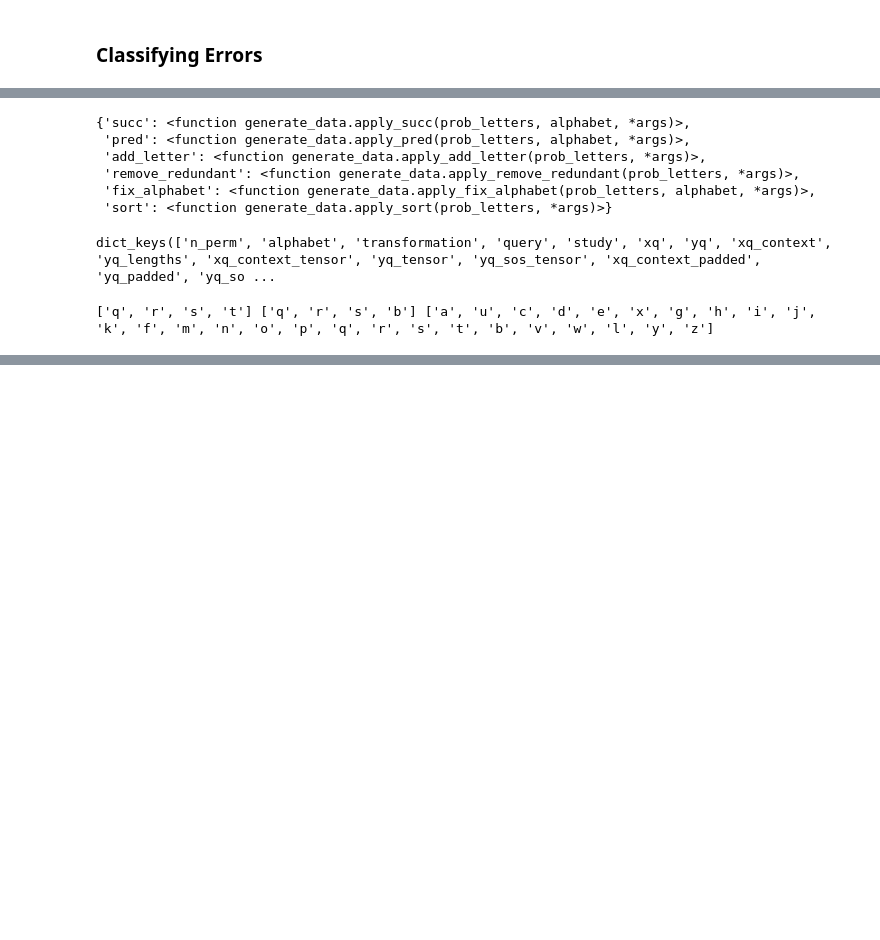
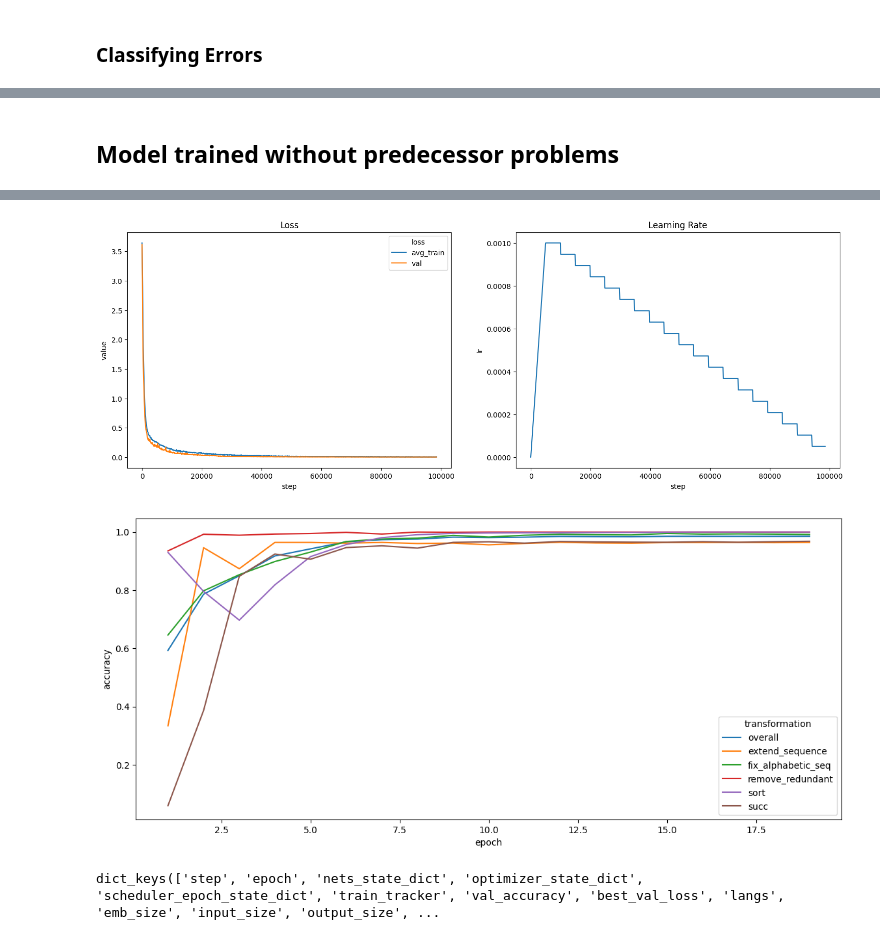
Before and after one commit to philipp-hellwig/MLC-letter-string-analogies, a Jupyter notebook: analyses/analysis_50ep.ipynb, the cells around one changed output, grey strips where cells are left out. Saved outputs shown, nothing was run; the diff lists cells and outputs as text; code cells hidden in the pictures; blank space fills up the shorter version.

```diff
--- a/analyses/analysis_50ep.ipynb
+++ b/analyses/analysis_50ep.ipynb
@@ -142,18 +143,17 @@ IndexError: index 1 is out of bounds for axis 0 with size 1
-# %%
-generate_data.TRANSFORMATIONS
-# %% [output]
-{'succ': <function generate_data.apply_succ(prob_letters, alphabet, *args)>,
- 'pred': <function generate_data.apply_pred(prob_letters, alphabet, *args)>,
- 'add_letter': <function generate_data.apply_add_letter(prob_letters, *args)>,
- 'remove_redundant': <function generate_data.apply_remove_redundant(prob_letters, *args)>,
- 'fix_alphabet': <function generate_data.apply_fix_alphabet(prob_letters, alphabet, *args)>,
- 'sort': <function generate_data.apply_sort(prob_letters, *args)>}
-# %%
-batch.keys()
-# %% [output]
-dict_keys(['n_perm', 'alphabet', 'transformation', 'query', 'study', 'xq', 'yq', 'xq_context', 'yq_lengths', 'xq_context_tensor', 'yq_tensor', 'yq_sos_tensor', 'xq_context_padded', 'yq_padded', 'yq_so ...
-# %%
-i = 0
-print(batch["xq"][i], batch["yq"][i], batch["alphabet"][i].split())
-# %% [output]
-['q', 'r', 's', 't'] ['q', 'r', 's', 'b'] ['a', 'u', 'c', 'd', 'e', 'x', 'g', 'h', 'i', 'j', 'k', 'f', 'm', 'n', 'o', 'p', 'q', 'r', 's', 't', 'b', 'v', 'w', 'l', 'y', 'z']
+# %% [markdown]
+## Model trained without predecessor problems
+# %%
+cp = checkpoint.CheckPoint("../models/MLC_data200k_nopred_nepoch20_best.pt", device=DEVICE)
+fig, ax = plt.subplots(1, 2, figsize=(18,6))
+ax[0] = cp.plot_loss(ax[0])
+_ = ax[0].set_title("Loss")
+ax[1] = cp.plot_learning_rate(ax[1])
+_ = ax[1].set_title("Learning Rate")
+print(f'Best Validation Loss: {cp.checkpoint["best_val_loss"]:.3f}')
+
+val_acc = pd.DataFrame(cp.checkpoint["val_accuracy"])
+val_acc = pd.melt(val_acc, id_vars=['epoch'], value_vars=["overall","extend_sequence","fix_alphabetic_seq","remove_redundant","sort","succ"], var_name="transformation", value_name="accuracy")
+print(f"Best Validation Accuracy: {val_acc.loc[val_acc["transformation"] =="overall","accuracy"].max():.3f}")
+_ = plt.figure(figsize=(14,6))
+_ = sns.lineplot(val_acc, x="epoch", y="accuracy", hue="transformation")
+# %% [output]
@@ -159,0 +162,2 @@ print(batch["xq"][i], batch["yq"][i], batch["alphabet"][i].split())
+[figure, added]
+[figure, added]
@@ -159,0 +167,4 @@ print(batch["xq"][i], batch["yq"][i], batch["alphabet"][i].split())
+# %%
+cp.checkpoint.keys()
+# %% [output]
+dict_keys(['step', 'epoch', 'nets_state_dict', 'optimizer_state_dict', 'scheduler_epoch_state_dict', 'train_tracker', 'val_accuracy', 'best_val_loss', 'langs', 'emb_size', 'input_size', 'output_size', ...
```
Also changed, not shown: parts of 8 cells of this notebook, 3 other files.
